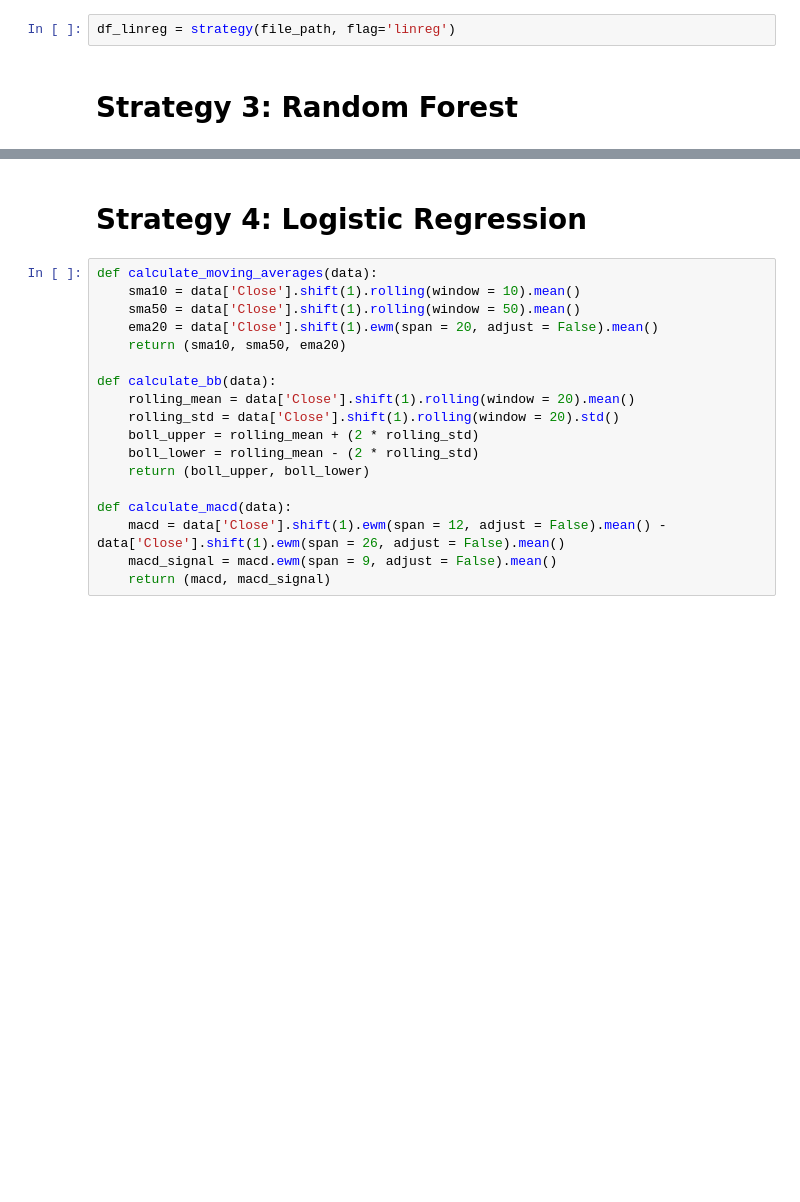
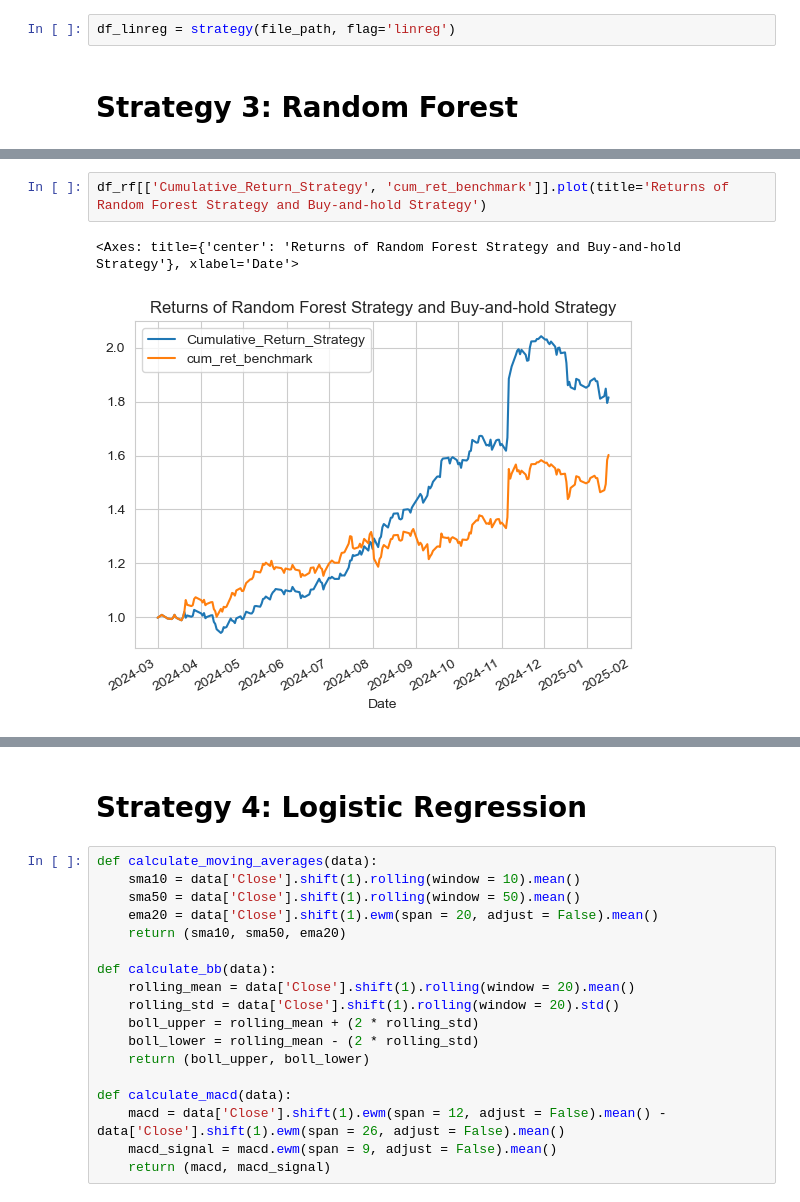
Before and after one commit to mafiom038/qf2103, a Jupyter notebook: GS/Strategy_Selection.ipynb, the cells around one changed output, grey strips where cells are left out. Saved outputs shown, nothing was run; the diff lists cells and outputs as text; blank space fills up the shorter version.

```diff
--- a/GS/Strategy_Selection.ipynb
+++ b/GS/Strategy_Selection.ipynb
@@ -200,0 +295,5 @@ df_rf = strategy(file_path, flag='rf')
+# %%
+df_rf[['Cumulative_Return_Strategy', 'cum_ret_benchmark']].plot(title='Returns of Random Forest Strategy and Buy-and-hold Strategy')
+# %% [output]
+<Axes: title={'center': 'Returns of Random Forest Strategy and Buy-and-hold Strategy'}, xlabel='Date'>
+[figure, added]
```
Also changed, not shown: parts of 12 cells of this notebook, 5 other files.
